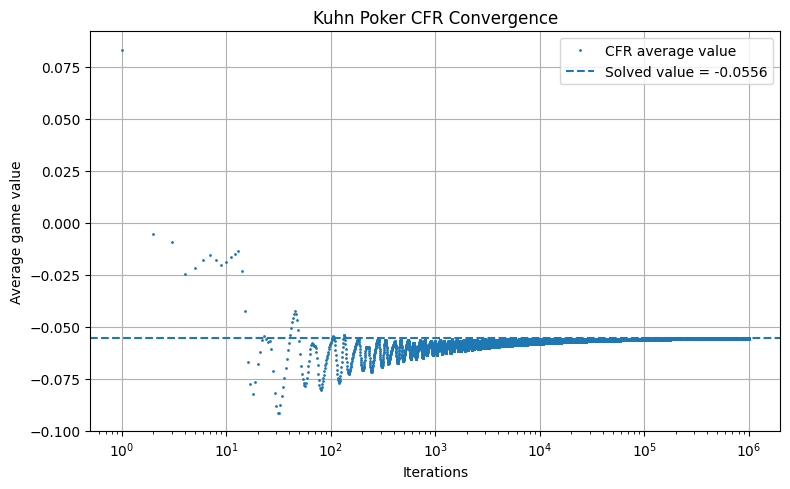
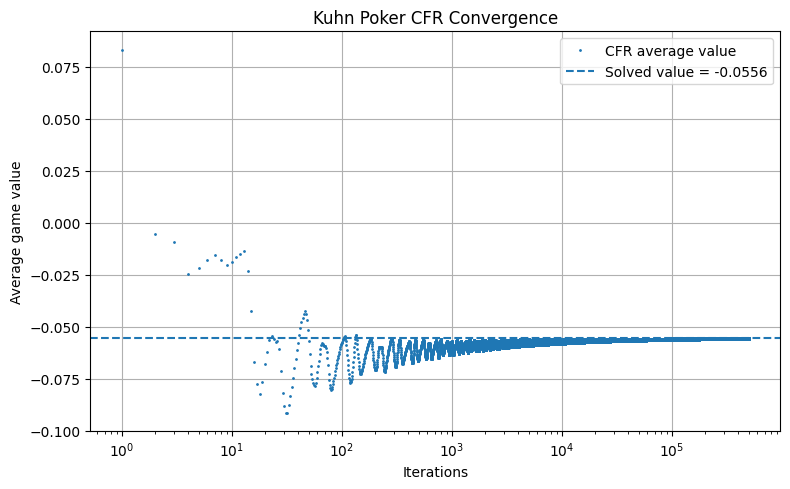
Code edit (unified diff) that turned the first committed figure into the second:
--- before
+++ after
@@ -12,4 +12,3 @@
 plt.legend()
 plt.tight_layout()
-plt.savefig("cfr_convergence.jpg", dpi=300)
 plt.show()

Commit: Final files (hopefully)